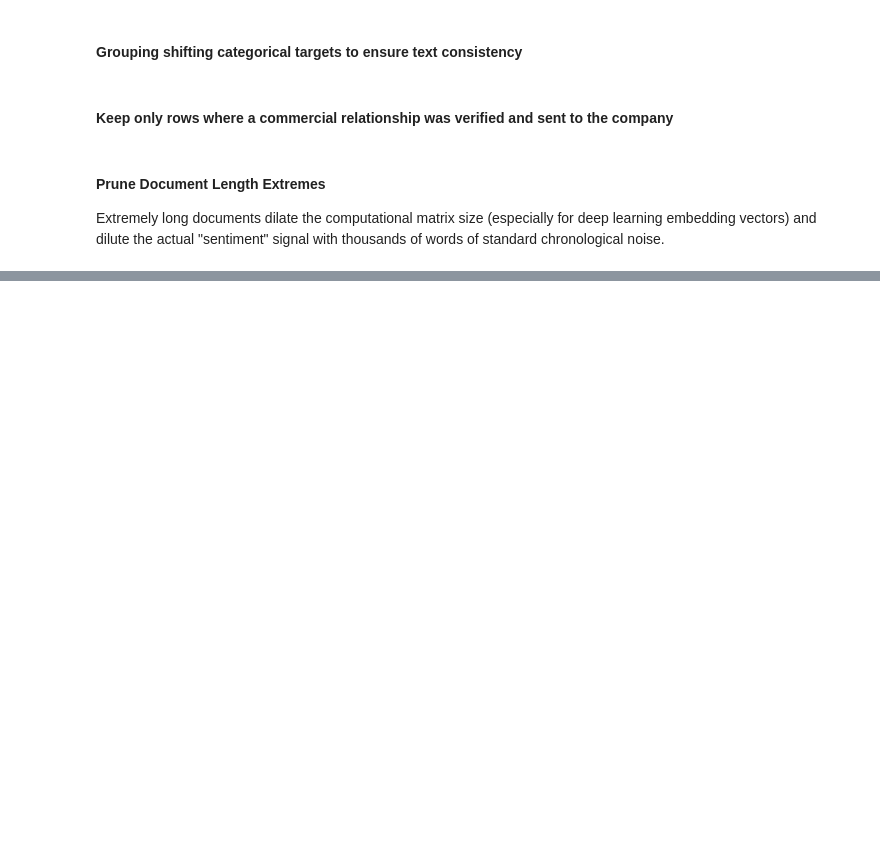
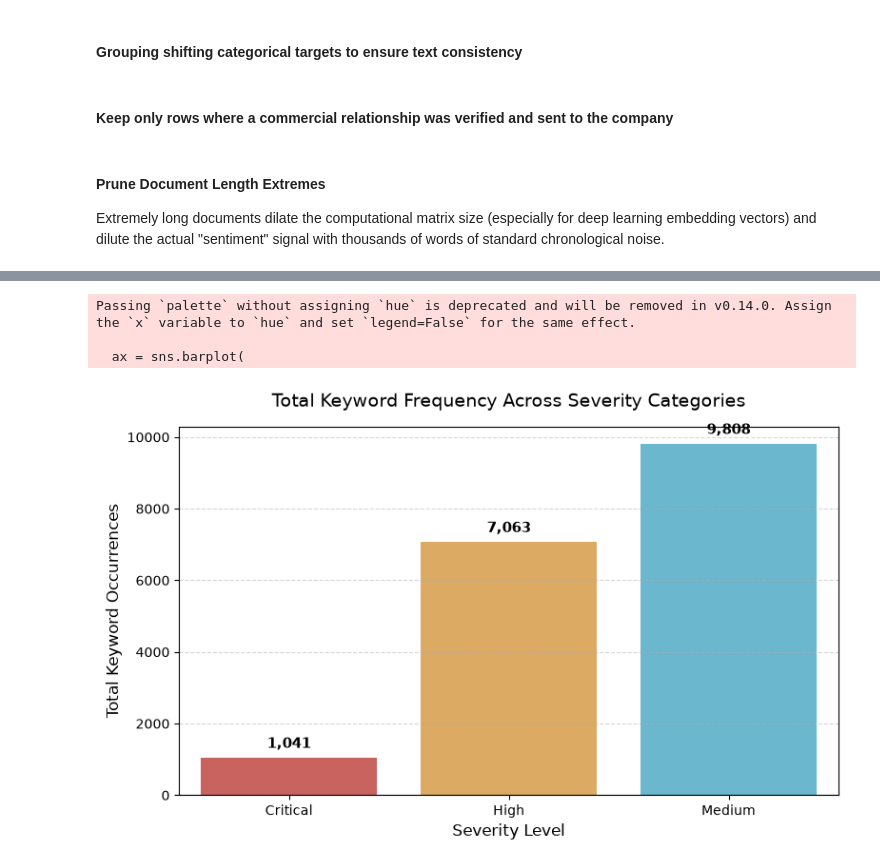
Before and after one commit to Papazian/MADS_Capstone, a Jupyter notebook: Natural_Language_Processing/nlp2025.ipynb, the cells around one changed output, grey strips where cells are left out. Saved outputs shown, nothing was run; the diff lists cells and outputs as text; code cells hidden in the pictures; blank space fills up the shorter version.

```diff
--- a/Natural_Language_Processing/nlp2025.ipynb
+++ b/Natural_Language_Processing/nlp2025.ipynb
@@ -339,0 +696,40 @@ df_filtered.to_csv('df_filtetred.csv', index=False)
+# %%
+# Calculate total mentions for each category across the dataset
+severity_totals = pd.DataFrame({
+    'Severity Level': ['Critical', 'High', 'Medium'],
+    'Total Mentions': [
+        df_scored['count_critical'].sum(),
+        df_scored['count_high'].sum(),
+        df_scored['count_medium'].sum()
+    ]
+})
+
+# Plot Total Mentions Bar Chart
+plt.figure(figsize=(8, 5))
+ax = sns.barplot(
+    data=severity_totals,
+    x='Severity Level',
+    y='Total Mentions',
+    palette=['#d9534f', '#f0ad4e', '#5bc0de']  # Red, Orange, Blue
+)
+
+for p in ax.patches:
+    ax.annotate(
+        f'{int(p.get_height()):,}',
+        (p.get_x() + p.get_width() / 2., p.get_height()),
+        ha='center', va='bottom',
+        fontsize=11, fontweight='bold',
+        xytext=(0, 5), textcoords='offset points'
+    )
+
+plt.title('Total Keyword Frequency Across Severity Categories', fontsize=14, pad=15)
+plt.xlabel('Severity Level', fontsize=12)
+plt.ylabel('Total Keyword Occurrences', fontsize=12)
+plt.grid(axis='y', linestyle='--', alpha=0.5)
+plt.tight_layout()
+plt.show()
+# %% [output]
+Passing `palette` without assigning `hue` is deprecated and will be removed in v0.14.0. Assign the `x` variable to `hue` and set `legend=False` for the same effect.
+
+  ax = sns.barplot(
+[figure, added]
```
Also changed, not shown: parts of 69 cells of this notebook.
